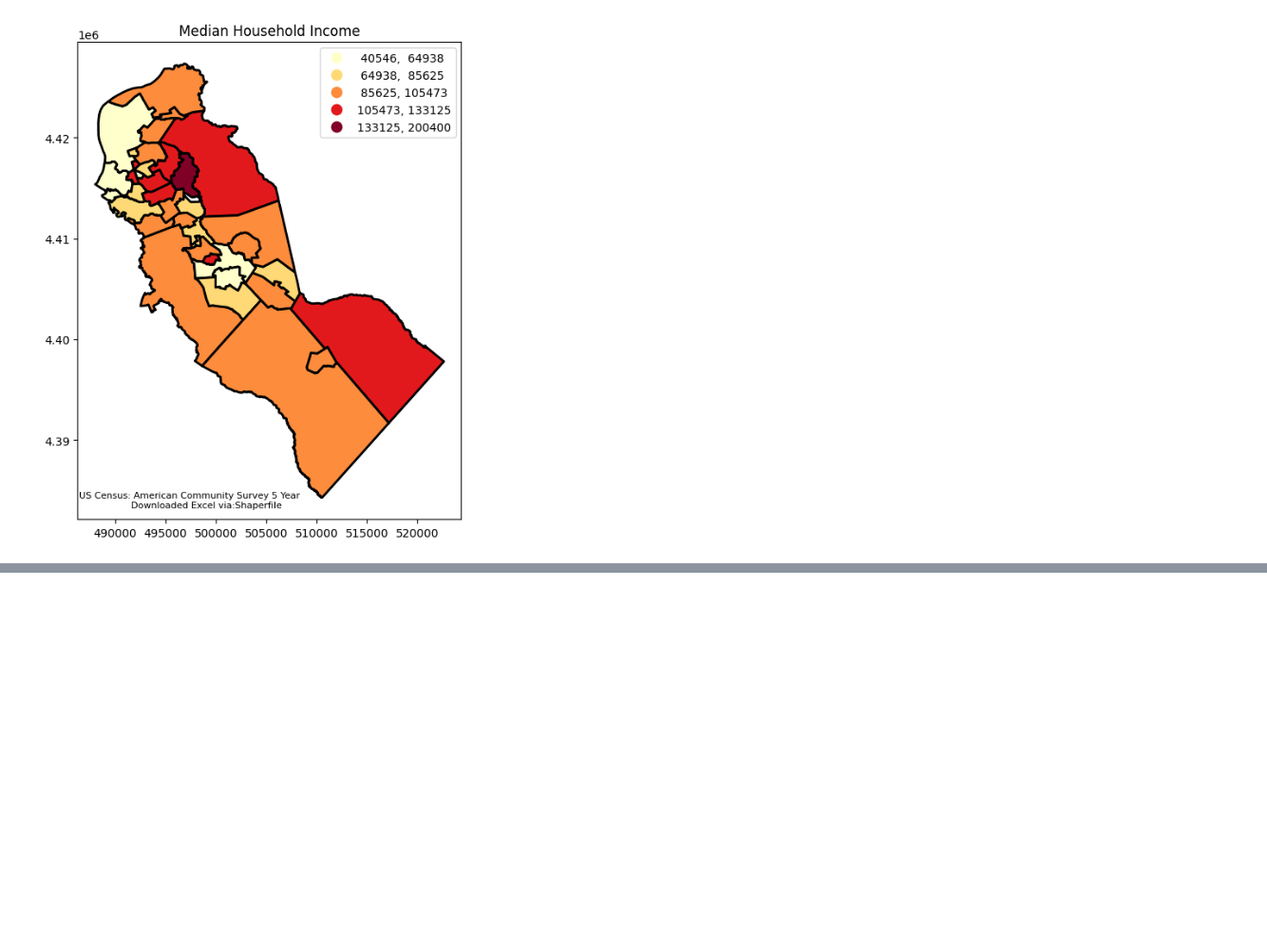
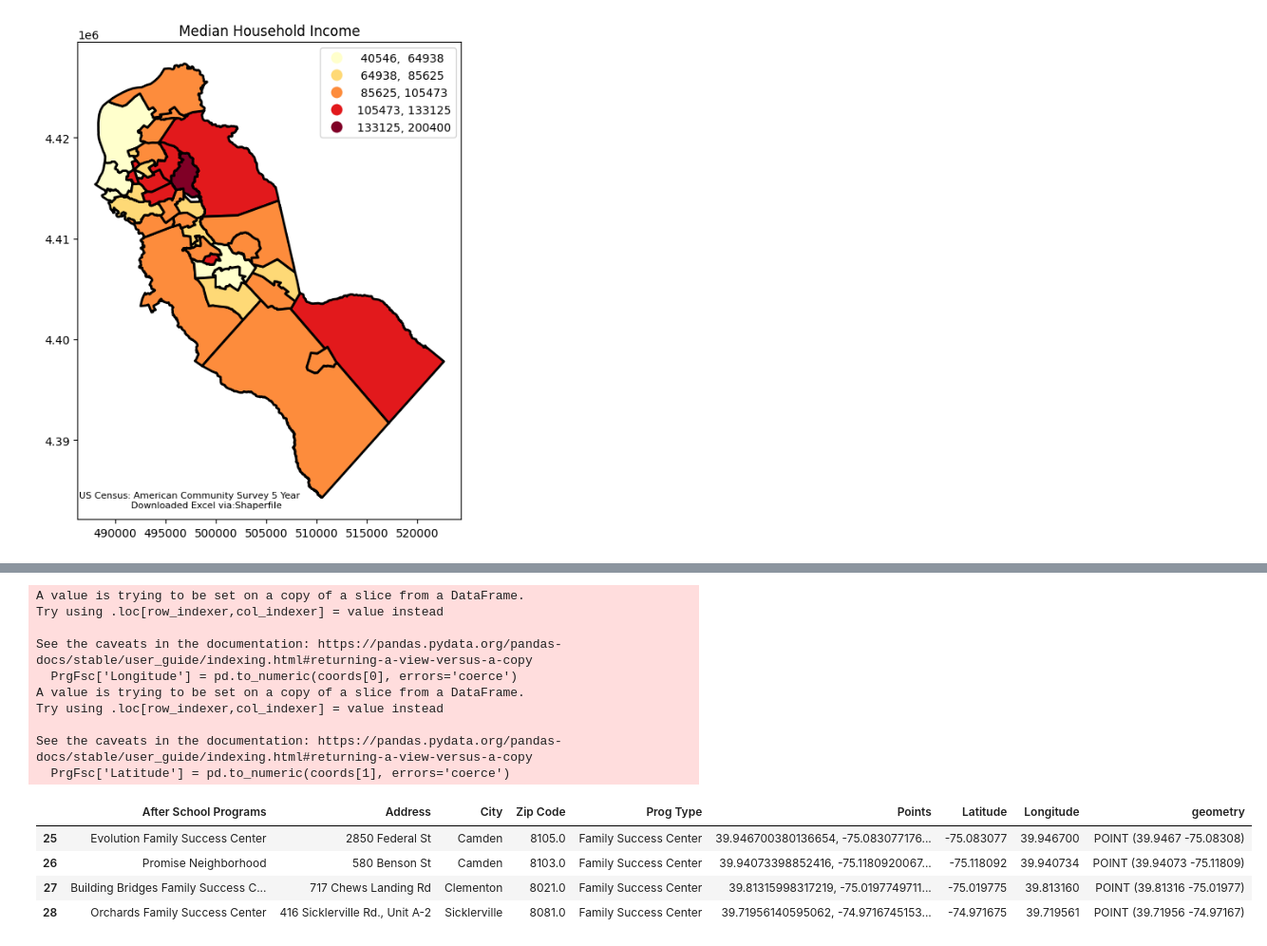
Before and after one commit to MhiyaJ/My-GIS-Stuff, a Jupyter notebook: After School Programs.ipynb, the cells around one changed output, grey strips where cells are left out. Shown at 95% size. Drawn from its saved outputs; the diff is of its cells as text; code cells hidden in the pictures; blank space fills up the shorter version.

```diff
--- a/After School Programs.ipynb
+++ b/After School Programs.ipynb
@@ -437,0 +479,30 @@ Text(0.35, 0.122, 'US Census: American Community Survey 5 Year\n            Down
+# %%
+# Split the Points string column into Latitude and Longitude columns
+coords = PrgFsc['Points'].str.split(',', expand=True)
+PrgFsc['Longitude'] = pd.to_numeric(coords[0], errors='coerce')
+PrgFsc['Latitude'] = pd.to_numeric(coords[1], errors='coerce')
+
+# Convert PrgFsc to a GeoDataFrame using the split coordinates
+PrgFsc_gpd = gpd.GeoDataFrame(
+    PrgFsc,
+    geometry=gpd.points_from_xy(PrgFsc['Longitude'], PrgFsc['Latitude']),
+    crs="EPSG:4326"
+)
+
+PrgFsc_gpd
+# %% [output]
+A value is trying to be set on a copy of a slice from a DataFrame.
+Try using .loc[row_indexer,col_indexer] = value instead
+
+See the caveats in the documentation: https://pandas.pydata.org/pandas-docs/stable/user_guide/indexing.html#returning-a-view-versus-a-copy
+  PrgFsc['Longitude'] = pd.to_numeric(coords[0], errors='coerce')
+A value is trying to be set on a copy of a slice from a DataFrame.
+Try using .loc[row_indexer,col_indexer] = value instead
+
+See the caveats in the documentation: https://pandas.pydata.org/pandas-docs/stable/user_guide/indexing.html#returning-a-view-versus-a-copy
+  PrgFsc['Latitude'] = pd.to_numeric(coords[1], errors='coerce')
+|  | After School Programs | Address | City | Zip Code | Prog Type | Points | Latitude | Longitude | geometry |
+| 25 | Evolution Family Success Center | 2850 Federal St | Camden | 8105.0 | Family Success Center | 39.946700380136654, -75.083077176... | -75.083077 | 39.946700 | POINT (39.9467 -75.08308) |
+| 26 | Promise Neighborhood | 580 Benson St | Camden | 8103.0 | Family Success Center | 39.94073398852416, -75.1180920067... | -75.118092 | 39.940734 | POINT (39.94073 -75.11809) |
+| 27 | Building Bridges Family Success C... | 717 Chews Landing Rd | Clementon | 8021.0 | Family Success Center | 39.81315998317219, -75.0197749711... | -75.019775 | 39.813160 | POINT (39.81316 -75.01977) |
+| 28 | Orchards Family Success Center | 416 Sicklerville Rd., Unit A-2 | Sicklerville | 8081.0 | Family Success Center | 39.71956140595062, -74.9716745153... | -74.971675 | 39.719561 | POINT (39.71956 -74.97167) |
```
Also changed, not shown: parts of 6 cells of this notebook.
